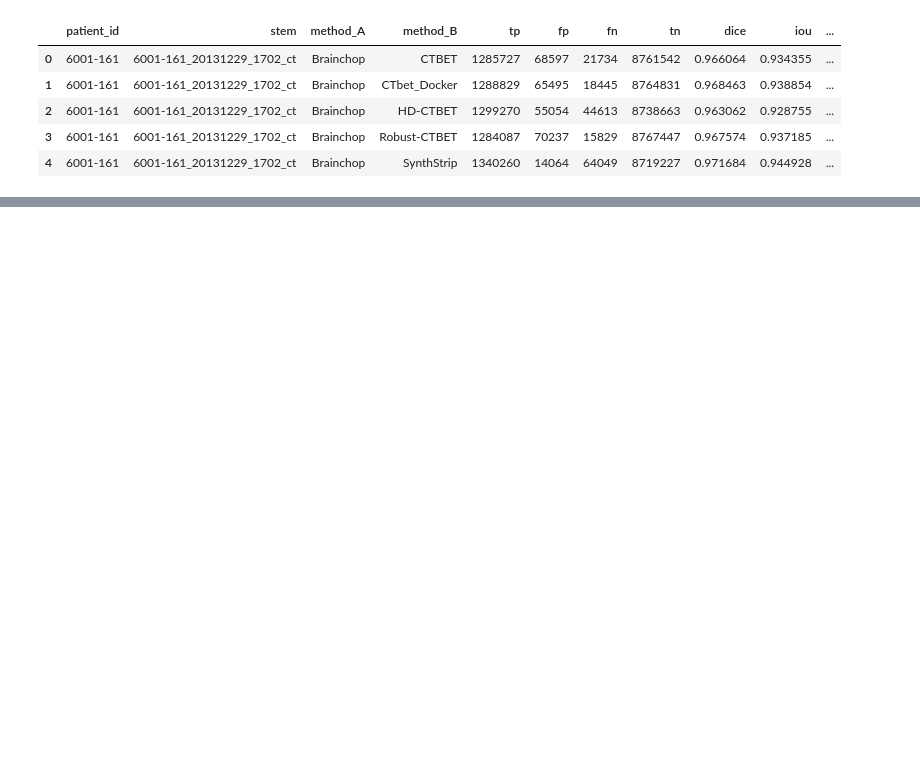
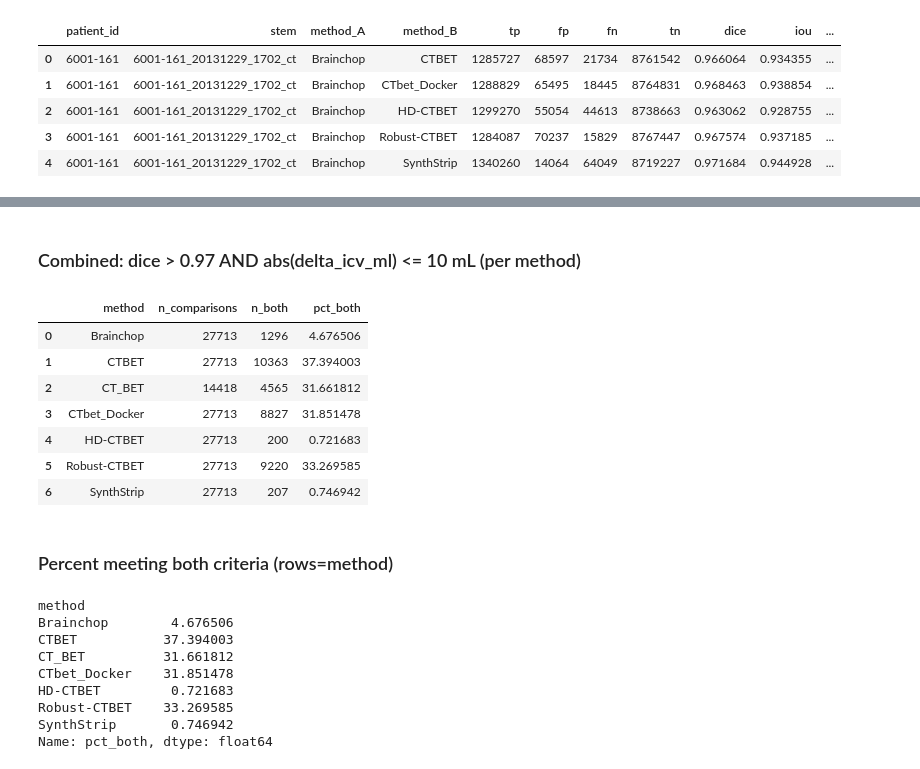
Before and after one commit to rsriram2/brain_extraction, a Jupyter notebook: python/quantitative/analyze_pairwise_metrics.ipynb, the cells around one changed output, grey strips where cells are left out. Saved outputs shown, nothing was run; the diff lists cells and outputs as text; code cells hidden in the pictures; blank space fills up the shorter version.

Commit message:
fixing synth manual

```diff
--- a/python/quantitative/analyze_pairwise_metrics.ipynb
+++ b/python/quantitative/analyze_pairwise_metrics.ipynb
@@ -7,6 +8,5 @@ from IPython.display import display, Markdown
 # %%
-# path to the consolidated CSV (relative to repo root)
-CSV_PATH = Path("/Users/rushil/brain_extraction/results/quantitative/pairwise/pairwise_2x2_metrics_all_scans.csv")
+CSV_PATH = Path("/Users/rushil/brain_extraction/results/quantitative/pairwise_comparison/pairwise_2x2_metrics_all_scans.csv")
 df = pd.read_csv(CSV_PATH)
 display(df.head())
 
@@ -117,6 +62,0 @@ display(pivot_icv)
-# %%
-methods = sorted(set(df['method_A']).union(df['method_B']))
-for m in methods:
-    method = df[(df['method_A'] == m) | (df['method_B'] == m)].copy()
-    unique_stems = method['stem'].nunique()
-    print(m, len(method))
@@ -136,7 +62,0 @@ method['stem'].nunique()
-# %%
-methods = sorted(set(df['method_A']).union(df['method_B']))
-counts = {}
-for m in methods:
-    counts[m] = df[(df['method_A']==m)|(df['method_B']==m)]['stem'].nunique()
-import pandas as pd
-pd.Series(counts).sort_values(ascending=False)
@@ -151,0 +127,59 @@ dtype: int64
+# %%
+# Combined check: dice > 0.97 AND within 10 ml (absolute)
+DICE_THRESH = 0.97
+ICV_THRESH_ML = 10.0
+outdir = Path("/Users/rushil/brain_extraction/results/quantitative/pairwise_comparison/derived_metrics")
+outdir.mkdir(parents=True, exist_ok=True)
+
+# Canonicalize unordered pair and compute abs ICV diff
+df_pairs = df.copy()
+df_pairs[['m1','m2']] = pd.DataFrame(np.sort(df_pairs[['method_A','method_B']].values, axis=1), index=df_pairs.index)
+df_pairs['pair_key'] = df_pairs['stem'].astype(str) + '||' + df_pairs['m1'] + '||' + df_pairs['m2']
+df_pairs['abs_delta_icv_ml'] = df_pairs['delta_icv_ml'].abs()
+
+# keep a single canonical row per unordered pair (first occurrence)
+agg = df_pairs.drop_duplicates('pair_key', keep='first').loc[:, ['pair_key','stem','m1','m2','dice','abs_delta_icv_ml']].copy()
+
+rows = []
+methods = sorted(set(df_pairs['m1']).union(df_pairs['m2']))
+
+# For each method, count canonical comparisons and those meeting both criteria
+for m in methods:
+    method_df = agg[(agg['m1'] == m) | (agg['m2'] == m)].copy()
+    n_comp = int(len(method_df))
+    n_both = int(((method_df['dice'] > DICE_THRESH) & (method_df['abs_delta_icv_ml'] <= ICV_THRESH_ML)).sum())
+    pct_both = (n_both / n_comp * 100.0) if n_comp else np.nan
+    rows.append({
+        'method': m, 'n_comparisons': n_comp, 'n_both': n_both, 'pct_both': float(pct_both)
+    })
+
+combined_df = pd.DataFrame(rows)
+combined_df.to_csv(outdir / 'dice_gt0.97_icv_within10_by_method.csv', index=False)
+display(Markdown('### Combined: dice > 0.97 AND abs(delta_icv_ml) <= 10 mL (per method)'))
+display(combined_df)
+
+# simple vector (percent) for quick reporting / heatmap-ish output
+pivot_combined = combined_df.set_index('method')['pct_both'].reindex(index=methods)
+pivot_combined.to_csv(outdir / 'dice0.97_icv10_pct_by_method.csv')
+display(Markdown('### Percent meeting both criteria (rows=method)'))
+display(pivot_combined)
+# %% [output]
+### Combined: dice > 0.97 AND abs(delta_icv_ml) <= 10 mL (per method)
+|  | method | n_comparisons | n_both | pct_both |
+| 0 | Brainchop | 27713 | 1296 | 4.676506 |
+| 1 | CTBET | 27713 | 10363 | 37.394003 |
+| 2 | CT_BET | 14418 | 4565 | 31.661812 |
+| 3 | CTbet_Docker | 27713 | 8827 | 31.851478 |
+| 4 | HD-CTBET | 27713 | 200 | 0.721683 |
+| 5 | Robust-CTBET | 27713 | 9220 | 33.269585 |
+| 6 | SynthStrip | 27713 | 207 | 0.746942 |
+### Percent meeting both criteria (rows=method)
+method
+Brainchop        4.676506
+CTBET           37.394003
+CT_BET          31.661812
+CTbet_Docker    31.851478
+HD-CTBET         0.721683
+Robust-CTBET    33.269585
+SynthStrip       0.746942
+Name: pct_both, dtype: float64
```
Also changed, not shown: parts of 8 cells of this notebook, 2 other files.
